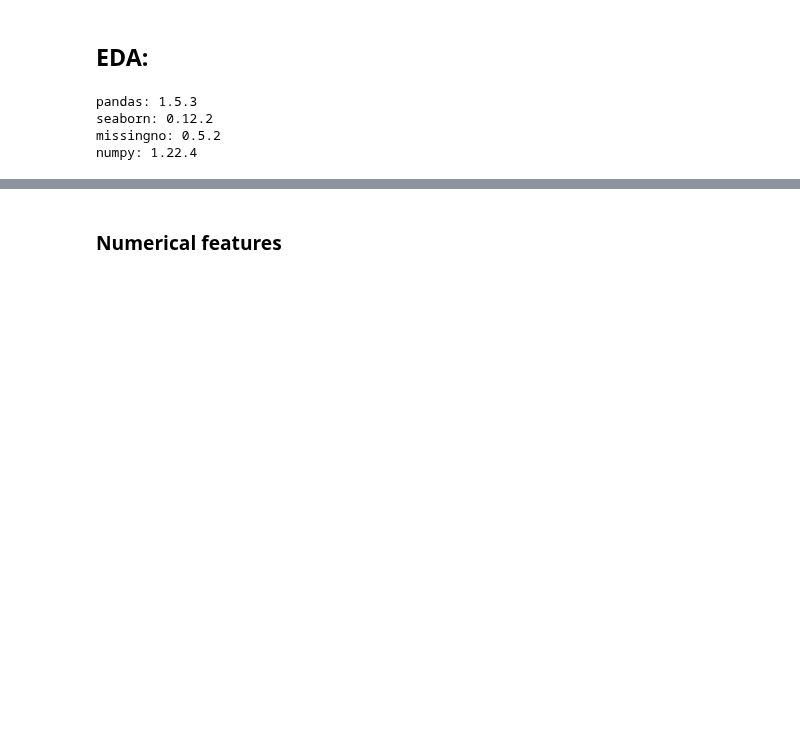
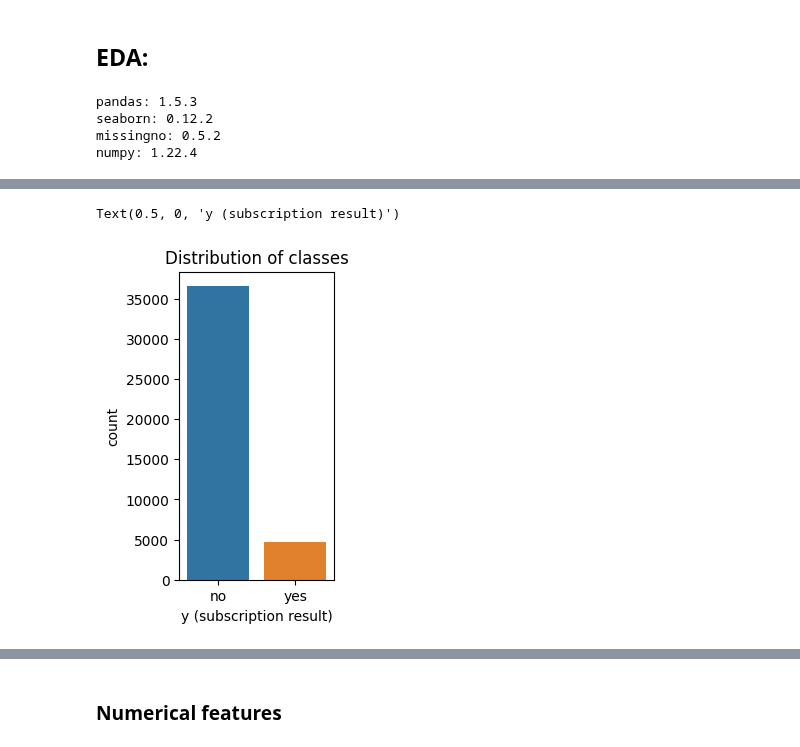
Before and after one commit to dmytrovelychko/rd_ds_python, a Jupyter notebook: cw.ipynb, the cells around one changed output, grey strips where cells are left out. Drawn from its saved outputs; the diff is of its cells as text; code cells hidden in the pictures; blank space fills up the shorter version.

```diff
--- a/cw.ipynb
+++ b/cw.ipynb
@@ -84,0 +85,8 @@ memory usage: 5.9+ MB
+# %%
+plt.figure(figsize=(2,4))
+sns.countplot(x=df['y'])
+plt.title('Distribution of classes')
+plt.xlabel('y (subscription result)')
+# %% [output]
+Text(0.5, 0, 'y (subscription result)')
+[figure, added]
```
Also changed, not shown: parts of 14 cells of this notebook.
